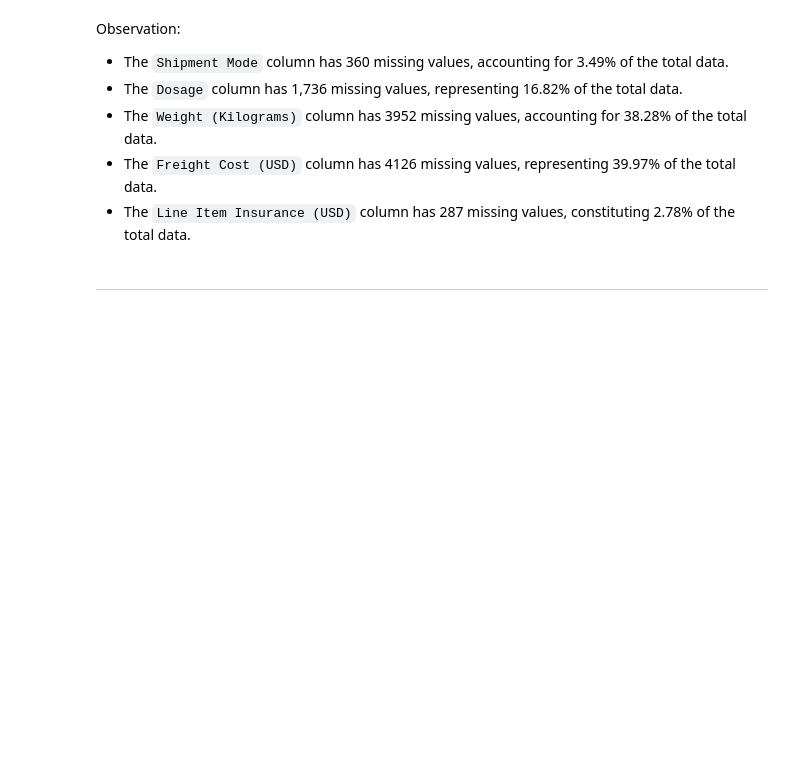
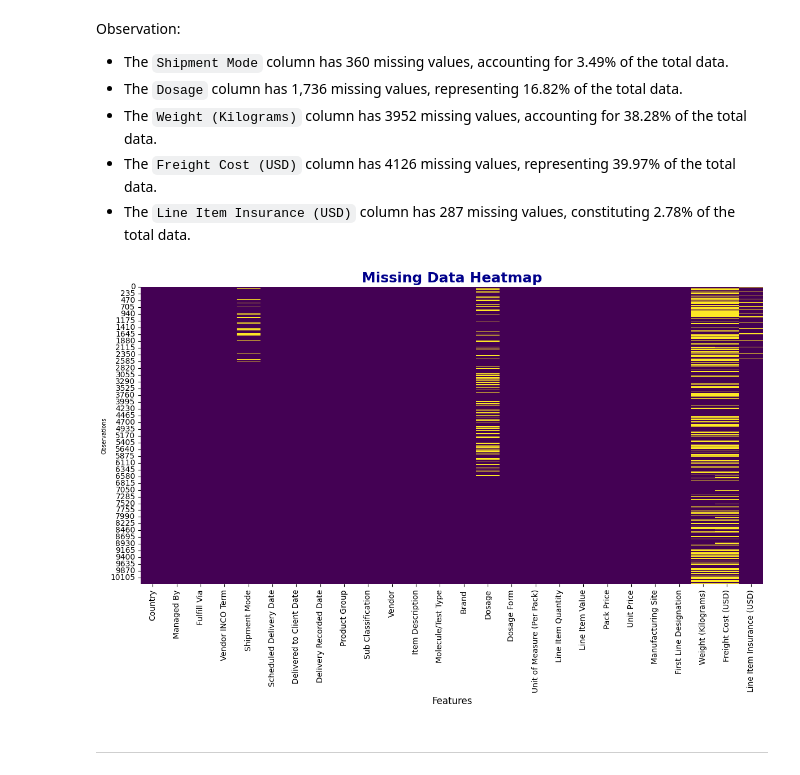
Before and after one commit to rashmiKumari03/Shipment-Price-Prediction, a Jupyter notebook: Notebook/Analyzing_Data.ipynb, the cells around one changed output. Cells and saved outputs as stored; diff of their text form; code cells hidden in the pictures; blank space fills up the shorter version.

```diff
--- a/Notebook/Analyzing_Data.ipynb
+++ b/Notebook/Analyzing_Data.ipynb
@@ -365,7 +365,7 @@ date_cols = [
 ]
 
 for column in date_cols:
-    data[column] = pd.to_datetime(data[column], errors='coerce').dt.normalize()  # Normalize to remove the time part
+    data[column] = pd.to_datetime(data[column], errors='coerce')
 # %% [markdown]
 - **Non-NaT**: Valid date values.
 - **NaT**: Missing or invalid date values.
@@ -534,6 +526,18 @@ null_summary
 - The `Weight (Kilograms)` column has 3952	 missing values, accounting for 38.28% of the total data.
 - The `Freight Cost (USD)` column has  4126	missing values, representing 39.97% of the total data.
 - The `Line Item Insurance (USD)` column has 287 missing values, constituting 2.78% of the total data.
+# %%
+plt.figure(figsize=(12, 8))
+sns.heatmap(data.isnull(), cbar=False, cmap='viridis')
+
+plt.title('Missing Data Heatmap', fontsize=18, weight='bold', color='darkblue')
+plt.xlabel('Features', fontsize=12)
+plt.ylabel('Observations', fontsize=7)
+
+plt.tight_layout()
+plt.show()
+# %% [output]
+[figure, added]
 # %% [markdown]
 ---------------
 # %% [markdown]
```
Also changed, not shown: parts of 54 cells of this notebook.
